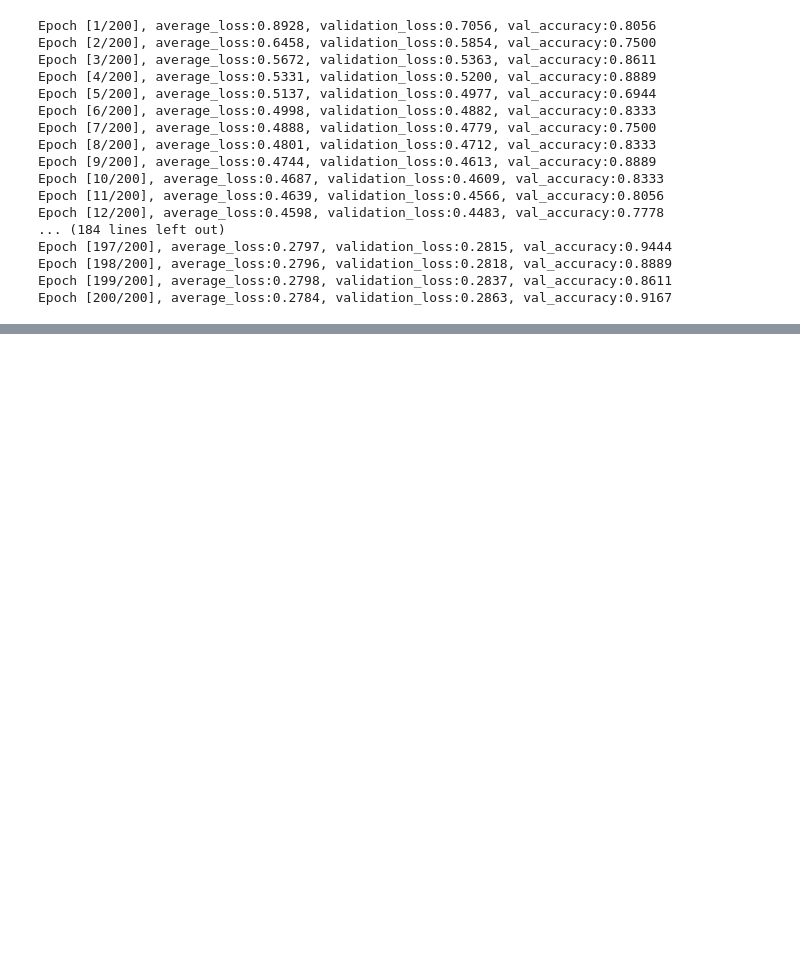
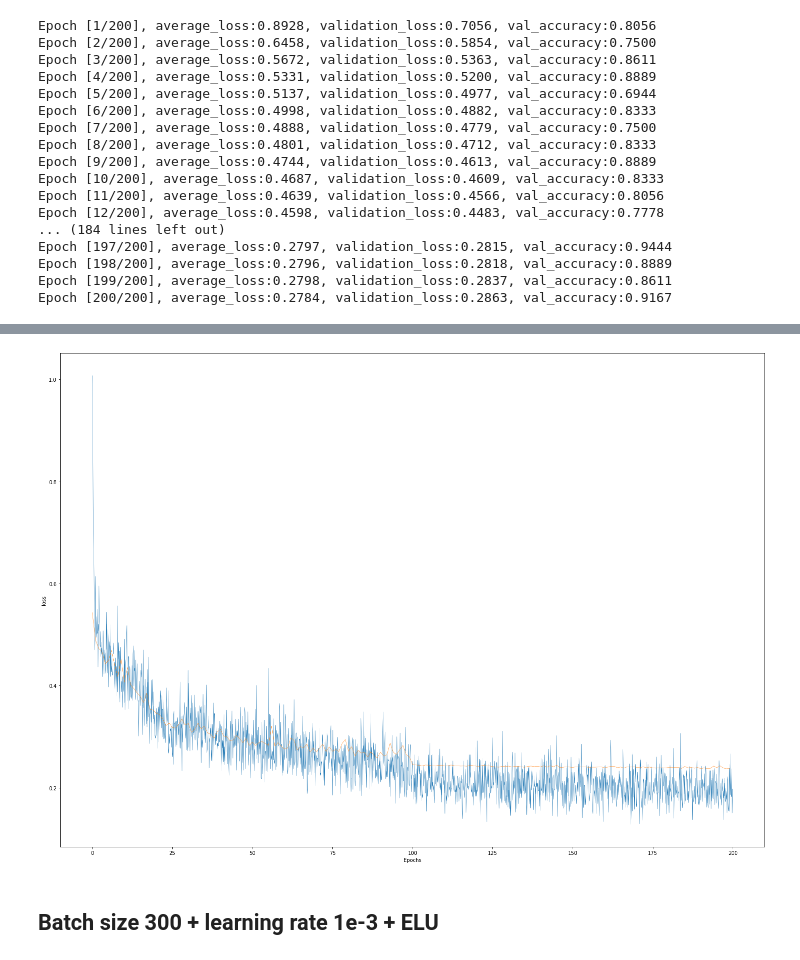
Before and after one commit to TheMrGhostman/Semi-supervised-Learning-with-VAE, a Jupyter notebook: Classification_models_with_Linear_layers.ipynb, the cells around one changed output, grey strips where cells are left out. Saved outputs shown, nothing was run; the diff lists cells and outputs as text; code cells hidden in the pictures; blank space fills up the shorter version.

```diff
--- a/Classification_models_with_Linear_layers.ipynb
+++ b/Classification_models_with_Linear_layers.ipynb
@@ -455,0 +599,4 @@ plot_loss(m13)
+# %%
+model17 = DNN(n_layers=2, neurons=[160, 128, 64], output_dim=4, activation=nn.ReLU(), dropout=False)
+# %%
+optimizer= torch.optim.Adam(model17.parameters(), lr=1e-3)
@@ -455,0 +635,4 @@ plot_loss(m13)
+# %%
+plot_loss(m17)
+# %% [output]
+[figure, added]
@@ -455,0 +643,2 @@ plot_loss(m13)
+# %% [markdown]
+## Batch size 300 + learning rate 1e-3 + ELU
```
Also changed, not shown: parts of 37 cells of this notebook, 4 other files.
